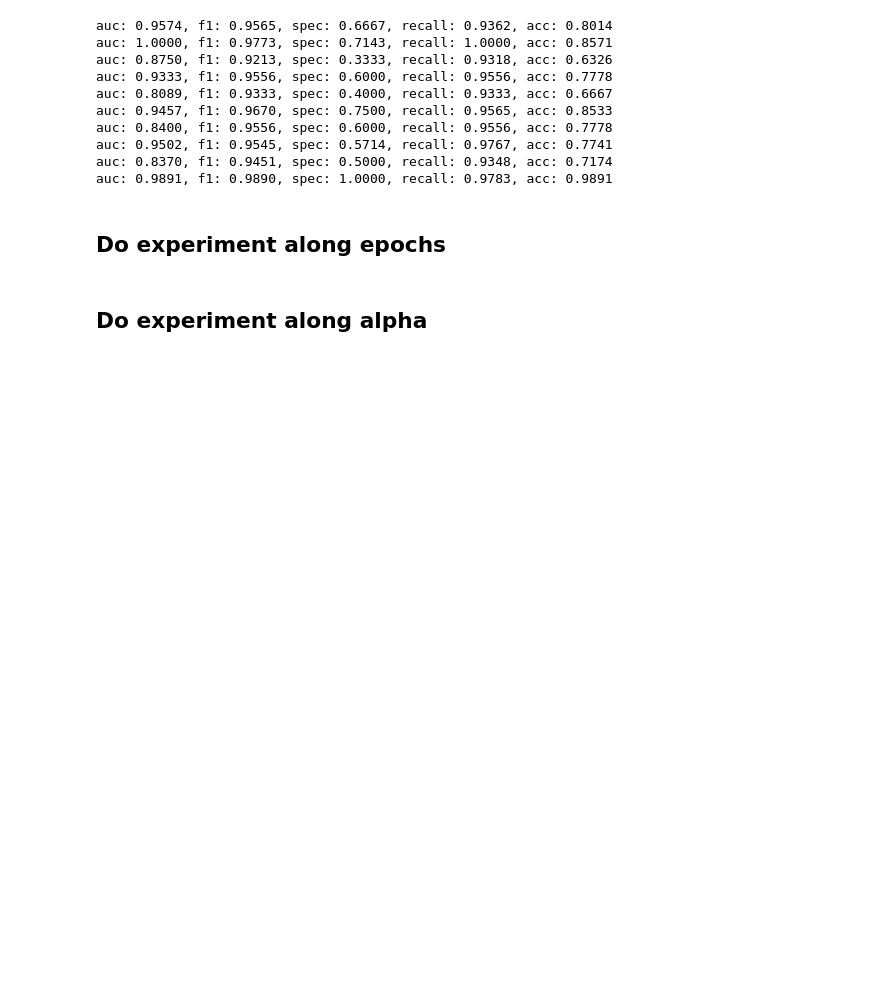
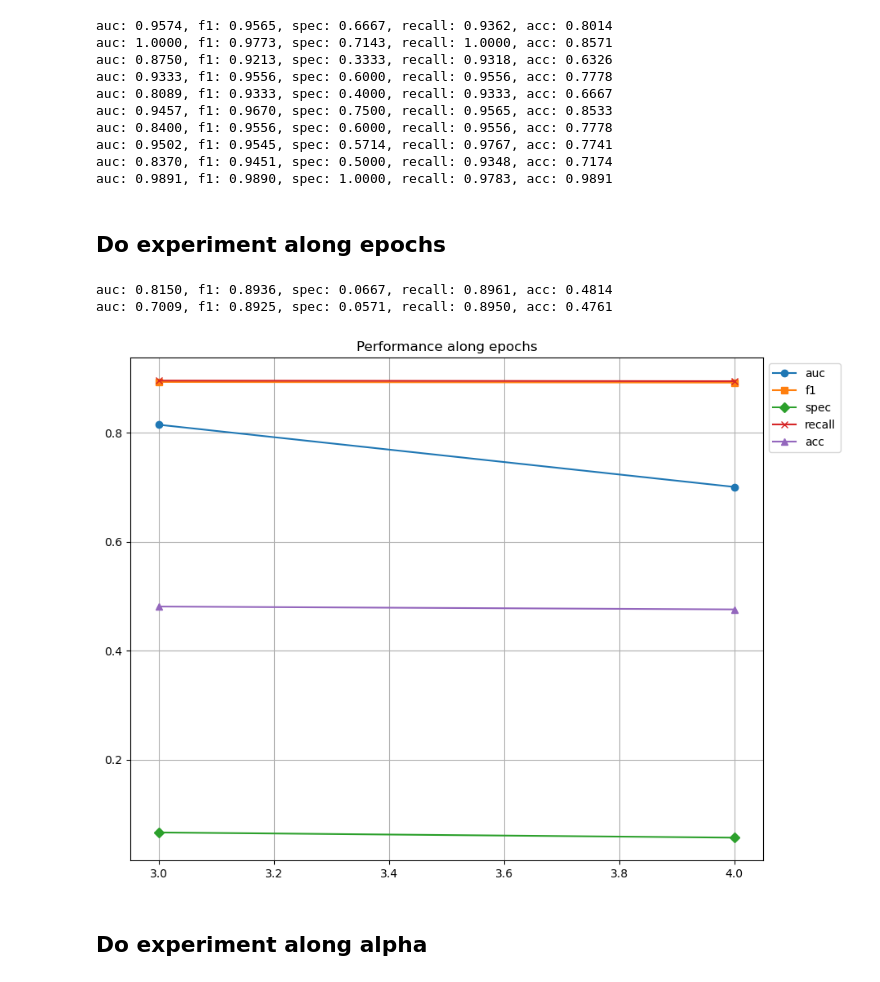
Before and after one commit to SoulMind01/FewShot-demo, a Jupyter notebook: experiment.ipynb, the cells around one changed output. Drawn from its saved outputs; the diff is of its cells as text; code cells hidden in the pictures; blank space fills up the shorter version.

```diff
--- a/experiment.ipynb
+++ b/experiment.ipynb
@@ -30,14 +30,17 @@ def init_args() -> ARGUMENTS:
     )
     return args
 
-def analyze_result(results: dict, feature_name: str, selected_performances: list = None):
+def analyze_result(results: dict, feature_name: str, selected_performances: list = None, x_axis: list = None):
     plt.figure(figsize=(10, 8))
     markers = ['o', 's', 'D', 'x', '^', 'v', '<', '>', 'p', 'h', '+', '1', '2', '3', '4', '8', 's', 'p', '*', 'h', 'H', 'D', 'd', 'P', 'X']
     for key, value in results.items():
         if key == 'df': continue
         if selected_performances is not None and key not in selected_performances:
             continue
-        plt.plot(value, label=key, marker=markers.pop(0))
+        if x_axis is not None:
+            plt.plot(x_axis, value, label=key, marker=markers.pop(0))
+        else:
+            plt.plot(value, label=key, marker=markers.pop(0))
     plt.legend(loc='upper left', bbox_to_anchor=(1,1))
     plt.title(f"Performance along {feature_name}")
     plt.grid()
@@ -102,8 +105,8 @@ analyze_result(results_class, "class")
 ## Do experiment along epochs
 # %%
 result_epochs = {}
-result_epochs['df'], result_epochs['auc'], result_epochs['f1'], result_epochs['spec'], result_epochs['recall'], result_epochs['acc'], result_epochs['dataset'] = [], [], [], [], [], [], []
-epochs_range = np.arange(1, 31, 5)
+result_epochs['df'], result_epochs['auc'], result_epochs['f1'], result_epochs['spec'], result_epochs['recall'], result_epochs['acc'],  = [], [], [], [], [], []
+epochs_range = np.arange(3, 5, 1)
 for i, epochs in enumerate(epochs_range):
     args = init_args()
     args.epochs = epochs
@@ -114,9 +117,14 @@ for i, epochs in enumerate(epochs_range):
     result_epochs['spec'].append(spec)
     result_epochs['recall'].append(recall)
     result_epochs['acc'].append(acc)
+# %% [output]
+auc: 0.8150, f1: 0.8936, spec: 0.0667, recall: 0.8961, acc: 0.4814
+auc: 0.7009, f1: 0.8925, spec: 0.0571, recall: 0.8950, acc: 0.4761
 # %%
-analyze_result(result_epochs, "epochs")
-plot_hist(result_epochs)
+analyze_result(result_epochs, "epochs", x_axis=epochs_range)
+# plot_hist(result_epochs)
+# %% [output]
+[figure, added]
 # %% [markdown]
 ## Do experiment along alpha
 # %%
```
Also changed, not shown: parts of 11 cells of this notebook, 1 other file.
